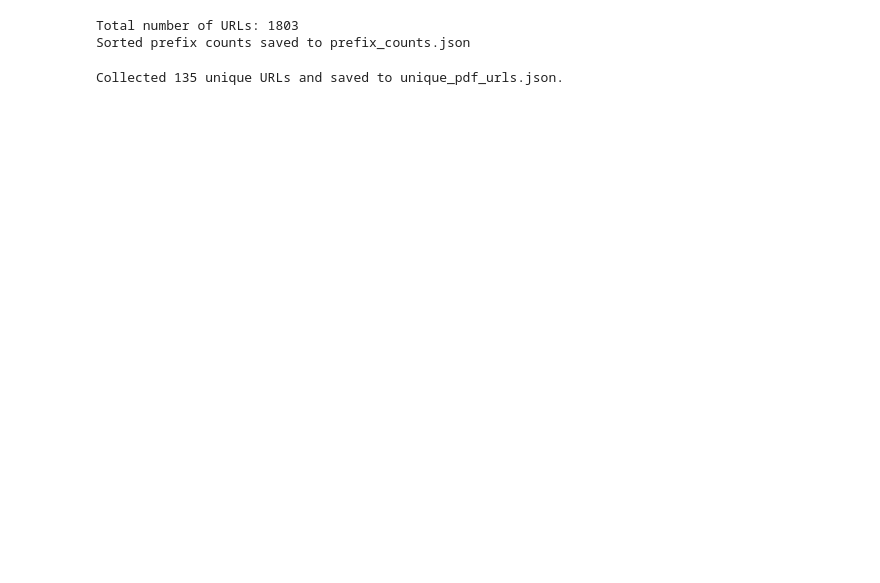
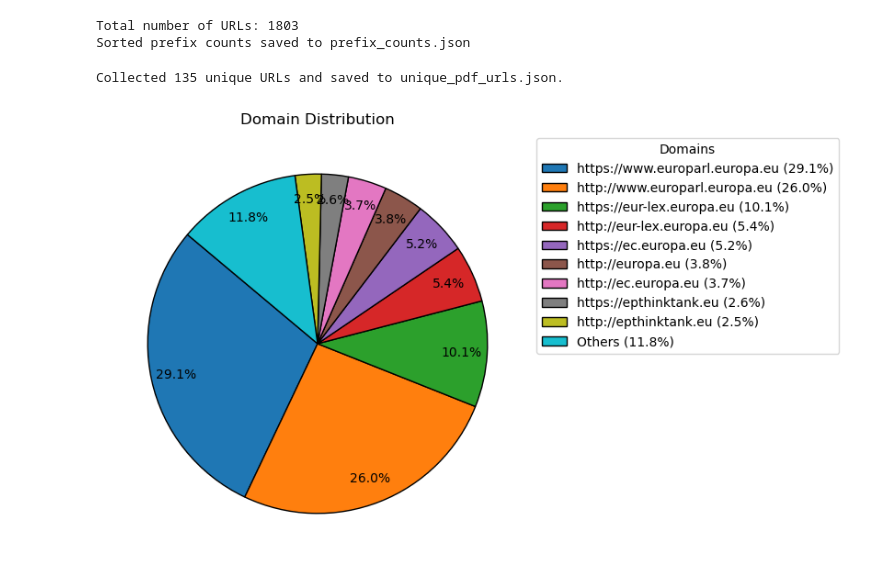
Before and after one commit to MaraEliana/Diversified-Answer-Generation-QA-System, a Jupyter notebook: analyse.ipynb, the cells around one changed output. Saved outputs shown, nothing was run; the diff lists cells and outputs as text; code cells hidden in the pictures; blank space fills up the shorter version.

```diff
--- a/analyse.ipynb
+++ b/analyse.ipynb
@@ -67,3 +70,44 @@ with open(output_file, 'w', encoding='utf-8') as f:
 print(f"Collected {len(unique_urls)} unique URLs and saved to {output_file}.")
 # %% [output]
 Collected 135 unique URLs and saved to unique_pdf_urls.json.
+# %%
+def load_data(filename):
+    with open(filename, 'r') as file:
+        return json.load(file)
+
+def plot_pie_chart(data):
+    # sort domains by count in descending order
+    sorted_data = sorted(data.items(), key=lambda x: x[1], reverse=True)
+    total_count = sum(count for _, count in sorted_data)
+
+    # separate domains above and below 2%
+    significant_data = [(domain, count) for domain, count in sorted_data if (count / total_count * 100) > 2]
+    other_count = sum(count for _, count in sorted_data if (count / total_count * 100) <= 2)
+
+    # sreate labels and values
+    labels = [domain for domain, _ in significant_data] + ["Others"]
+    values = [count for _, count in significant_data] + [other_count]
+
+    # generate legend labels
+    legend_labels = [f"{domain} ({count / total_count * 100:.1f}%)" for domain, count in significant_data] + [f"Others ({other_count / total_count * 100:.1f}%)"]
+
+    # plot pie chart without labels
+    plt.figure(figsize=(10, 6))
+    wedges, _, autotexts = plt.pie(
+        values,
+        autopct=lambda p: f'{p:.1f}%' if p > 2 else '',
+        startangle=140,
+        wedgeprops={"edgecolor": "black"},
+        pctdistance=0.85
+    )
+
+    # add legend for domains above 2% and "Others"
+    plt.legend(wedges, legend_labels, title="Domains", loc="best", bbox_to_anchor=(1, 1))
+    plt.title("Domain Distribution")
+    plt.show()
+# %%
+filename = "prefix_counts.json"
+data = load_data(filename)
+plot_pie_chart(data)
+# %% [output]
+[figure, added]
```
Also changed, not shown: parts of 2 cells of this notebook, 21 other files.
